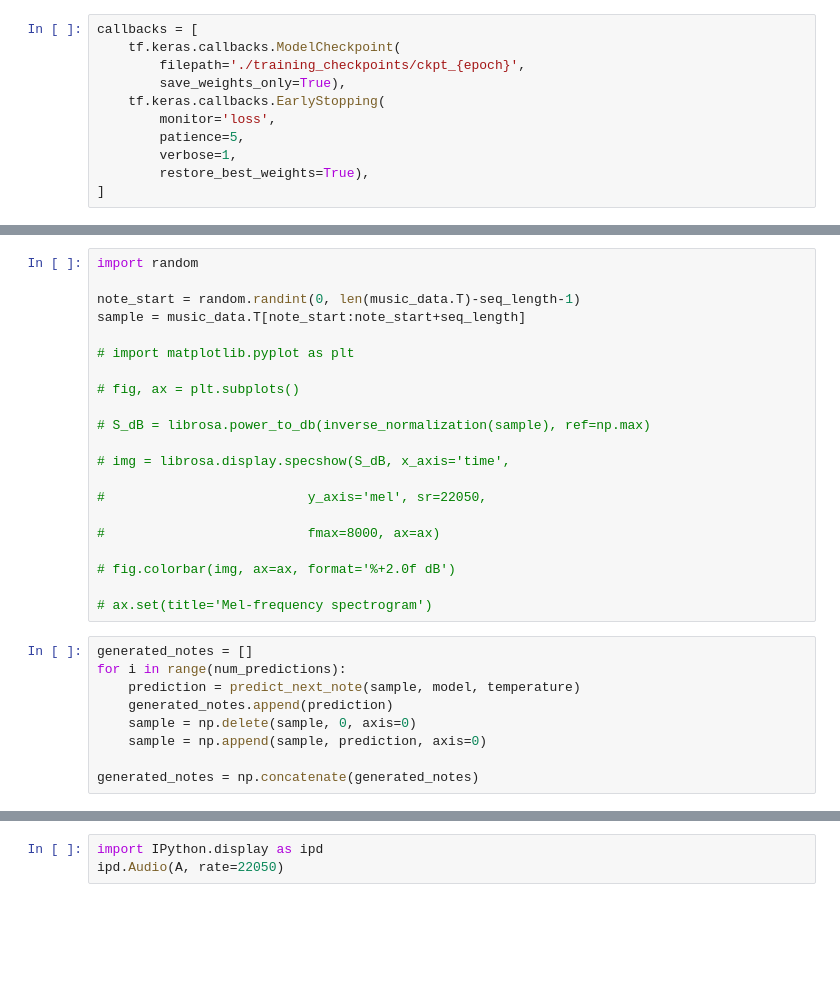
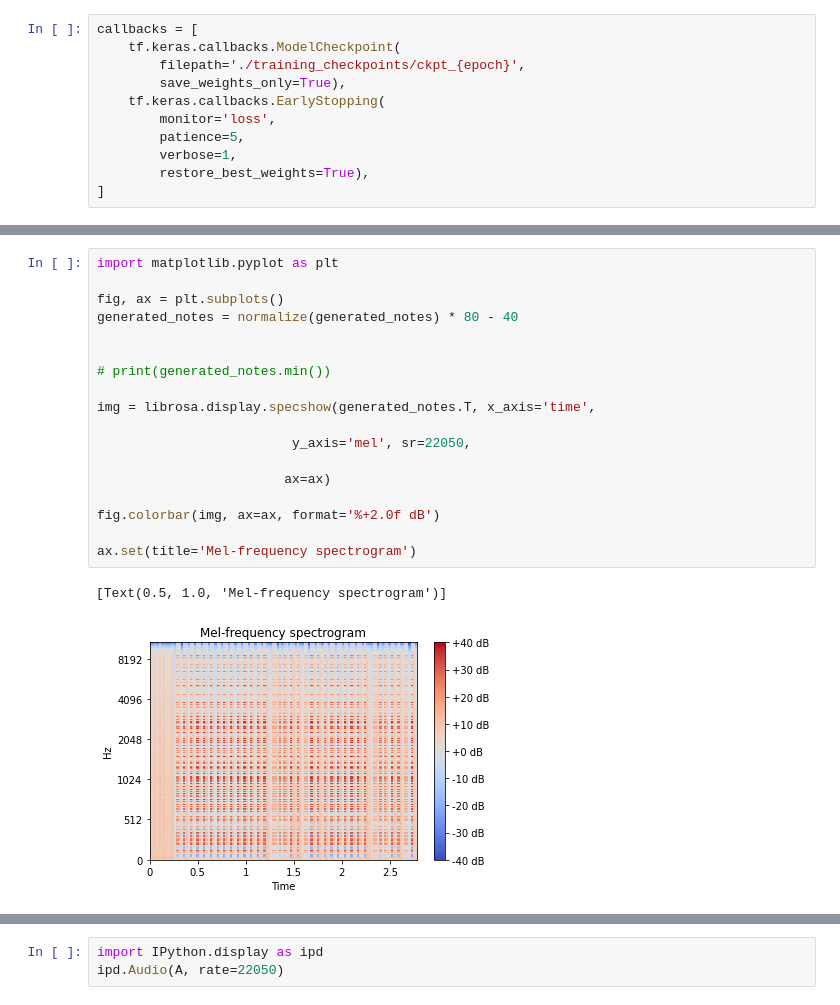
Before and after one commit to erdiari/FIZ437E-TermProject, a Jupyter notebook: model.ipynb, the cells around one changed output, grey strips where cells are left out. Cells and saved outputs as stored; diff of their text form; blank space fills up the shorter version.

```diff
--- a/model.ipynb
+++ b/model.ipynb
@@ -222,30 +249,21 @@ def predict_next_note(
 # %%
-import random
+import matplotlib.pyplot as plt
 
-note_start = random.randint(0, len(music_data.T)-seq_length-1)
-sample = music_data.T[note_start:note_start+seq_length]
+fig, ax = plt.subplots()
+generated_notes = normalize(generated_notes) * 80 - 40
 
-# import matplotlib.pyplot as plt
 
-# fig, ax = plt.subplots()
+# print(generated_notes.min())
 
-# S_dB = librosa.power_to_db(inverse_normalization(sample), ref=np.max)
+img = librosa.display.specshow(generated_notes.T, x_axis='time',
 
-# img = librosa.display.specshow(S_dB, x_axis='time',
+                         y_axis='mel', sr=22050,
 
-#                          y_axis='mel', sr=22050,
+                        ax=ax)
 
-#                          fmax=8000, ax=ax)
+fig.colorbar(img, ax=ax, format='%+2.0f dB')
 
-# fig.colorbar(img, ax=ax, format='%+2.0f dB')
-
-# ax.set(title='Mel-frequency spectrogram')
+ax.set(title='Mel-frequency spectrogram')
+# %% [output]
+[Text(0.5, 1.0, 'Mel-frequency spectrogram')]
+[figure, added]
-# %%
-generated_notes = []
-for i in range(num_predictions):
-    prediction = predict_next_note(sample, model, temperature)
-    generated_notes.append(prediction)
-    sample = np.delete(sample, 0, axis=0)
-    sample = np.append(sample, prediction, axis=0)
-
-generated_notes = np.concatenate(generated_notes)
```
Also changed, not shown: parts of 24 cells of this notebook, 1 other file.
